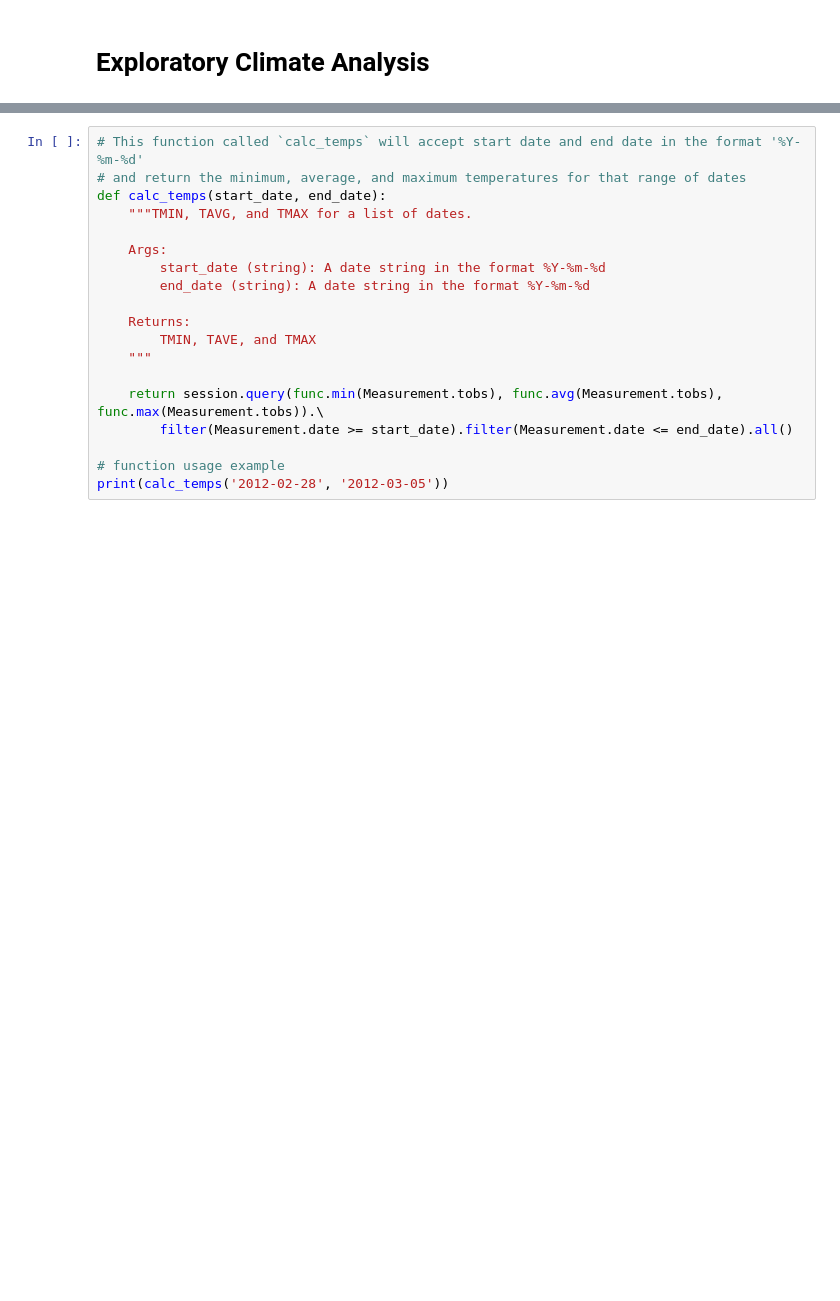
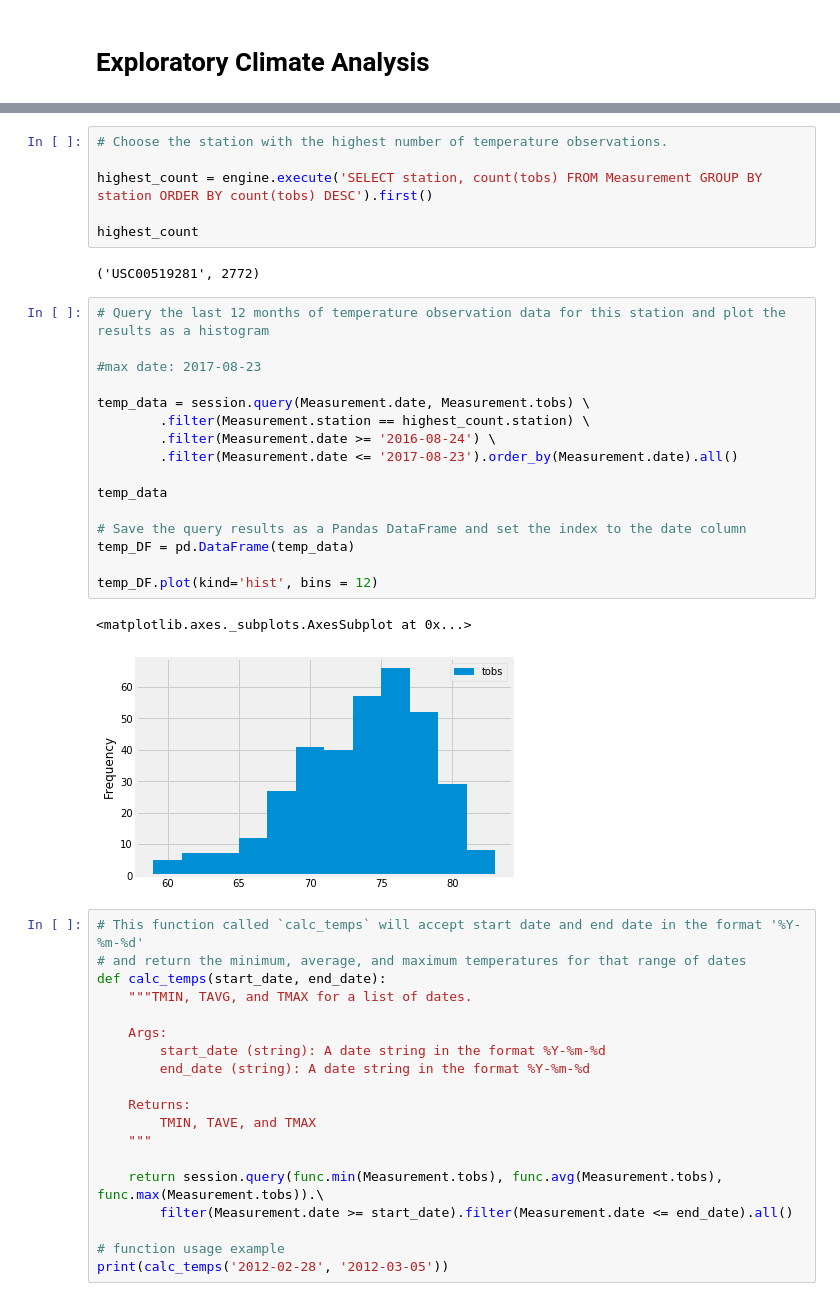
Before and after one commit to rfukamachi/data-homework, a Jupyter notebook: 10-SQL_Alchemy_Homework/climate_starter.ipynb, the cells around one changed output, grey strips where cells are left out. Cells and saved outputs as stored; diff of their text form; blank space fills up the shorter version.

```diff
--- a/10-SQL_Alchemy_Homework/climate_starter.ipynb
+++ b/10-SQL_Alchemy_Homework/climate_starter.ipynb
@@ -108,3 +179,30 @@ USC00516128
+# %%
+# Choose the station with the highest number of temperature observations.
+
+highest_count = engine.execute('SELECT station, count(tobs) FROM Measurement GROUP BY station ORDER BY count(tobs) DESC').first()
+
+highest_count
+# %% [output]
+('USC00519281', 2772)
+# %%
+# Query the last 12 months of temperature observation data for this station and plot the results as a histogram
+
+#max date: 2017-08-23
+
+temp_data = session.query(Measurement.date, Measurement.tobs) \
+        .filter(Measurement.station == highest_count.station) \
+        .filter(Measurement.date >= '2016-08-24') \
+        .filter(Measurement.date <= '2017-08-23').order_by(Measurement.date).all()
+
+temp_data
+
+# Save the query results as a Pandas DataFrame and set the index to the date column
+temp_DF = pd.DataFrame(temp_data)
+
+temp_DF.plot(kind='hist', bins = 12)
+# %% [output]
+<matplotlib.axes._subplots.AxesSubplot at 0x...>
+[figure, added]
 # %%
 # This function called `calc_temps` will accept start date and end date in the format '%Y-%m-%d'
 # and return the minimum, average, and maximum temperatures for that range of dates
```
Also changed, not shown: parts of 18 cells of this notebook, 33 other files.
